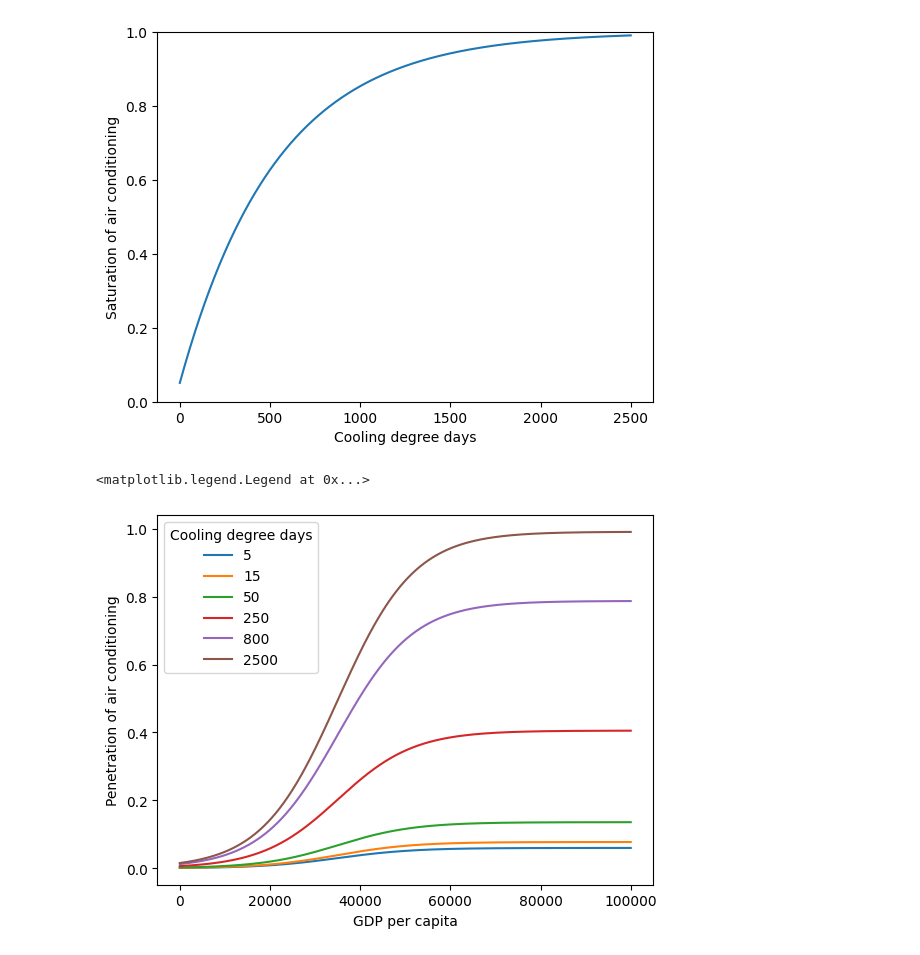
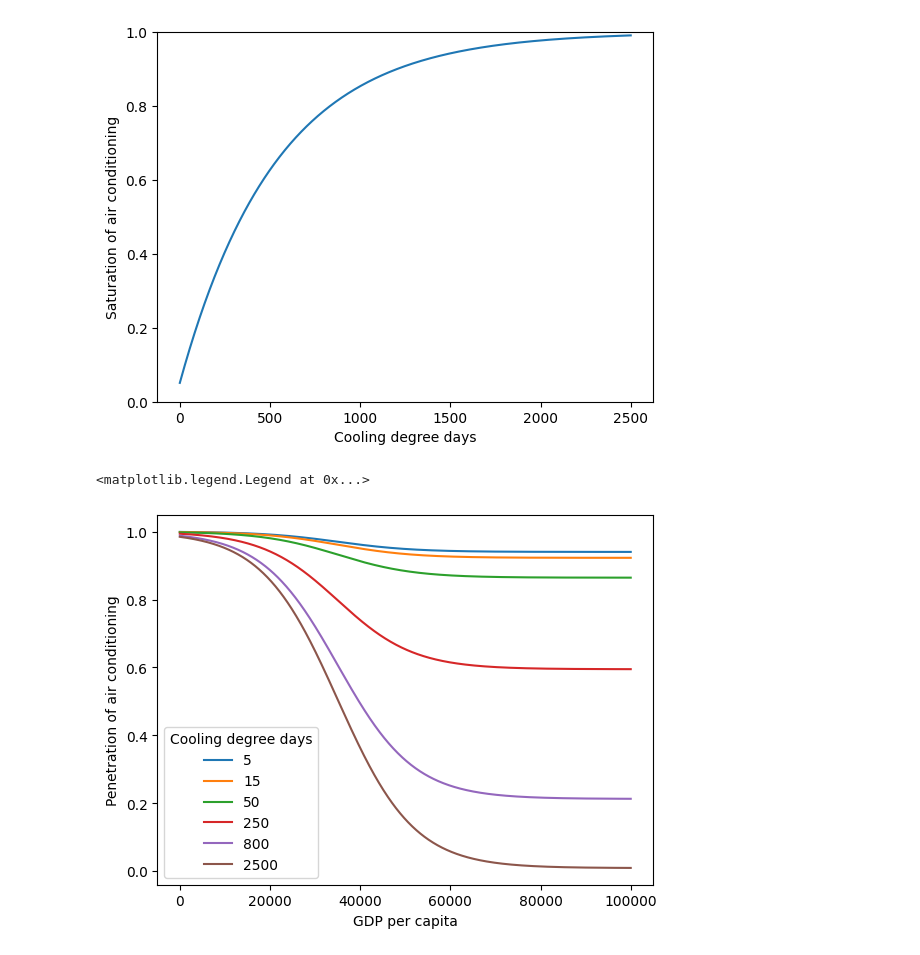
Before and after one commit to carnegie/clab_cooling_deficit_index, a Jupyter notebook: AC_penetration.ipynb, the cells around one changed output. Drawn from its saved outputs; the diff is of its cells as text; code cells hidden in the pictures.

Commit message:
Calculate exposure factor

```diff
--- a/AC_penetration.ipynb
+++ b/AC_penetration.ipynb
@@ -4,10 +4,14 @@ import matplotlib.pyplot as plt
 
 gdp = np.linspace(0, 100000, 1000)
 # Factor 0.5 between 1995 USD and 2020 USD
-avail = 1/(1+np.exp(4.152)*np.exp(-0.237*0.5*gdp/1000))
+infl_factor = 0.5
 
-plt.plot(gdp, avail)
-plt.xlabel('GDP per capita')
+def avail(gdp):
+    return (1/(1+np.exp(4.152)*np.exp(-0.237*infl_factor*gdp/1000)))
+
+
+plt.plot(gdp, avail(gdp))
+plt.xlabel('GDP per capita in 2020 USD')
 plt.ylabel('Availability of air conditioning')
 # %% [output]
 Text(0, 0.5, 'Availability of air conditioning')
@@ -26,11 +30,13 @@ plt.ylim(0, 1.)
 # %%
 # Show penetration of air conditioning as a function of GDP per capita for different cooling degree days
 plt.figure()
+def exposure(gdp, cdd):
+    return (1 - avail(gdp)*sat(cdd))
 for cdd in [5, 15, 50, 250, 800, 2500]:
-    plt.plot(gdp, avail*sat(cdd), label=str(cdd))
+    plt.plot(gdp, exposure(gdp,cdd), label=str(cdd))
 plt.xlabel('GDP per capita')
 plt.ylabel('Penetration of air conditioning')
 plt.legend(title='Cooling degree days')
 # %% [output]
 <matplotlib.legend.Legend at 0x...>
-[figure, old version]
+[figure, new version]
```
Also changed, not shown: parts of 6 cells of this notebook, 16 other files.
